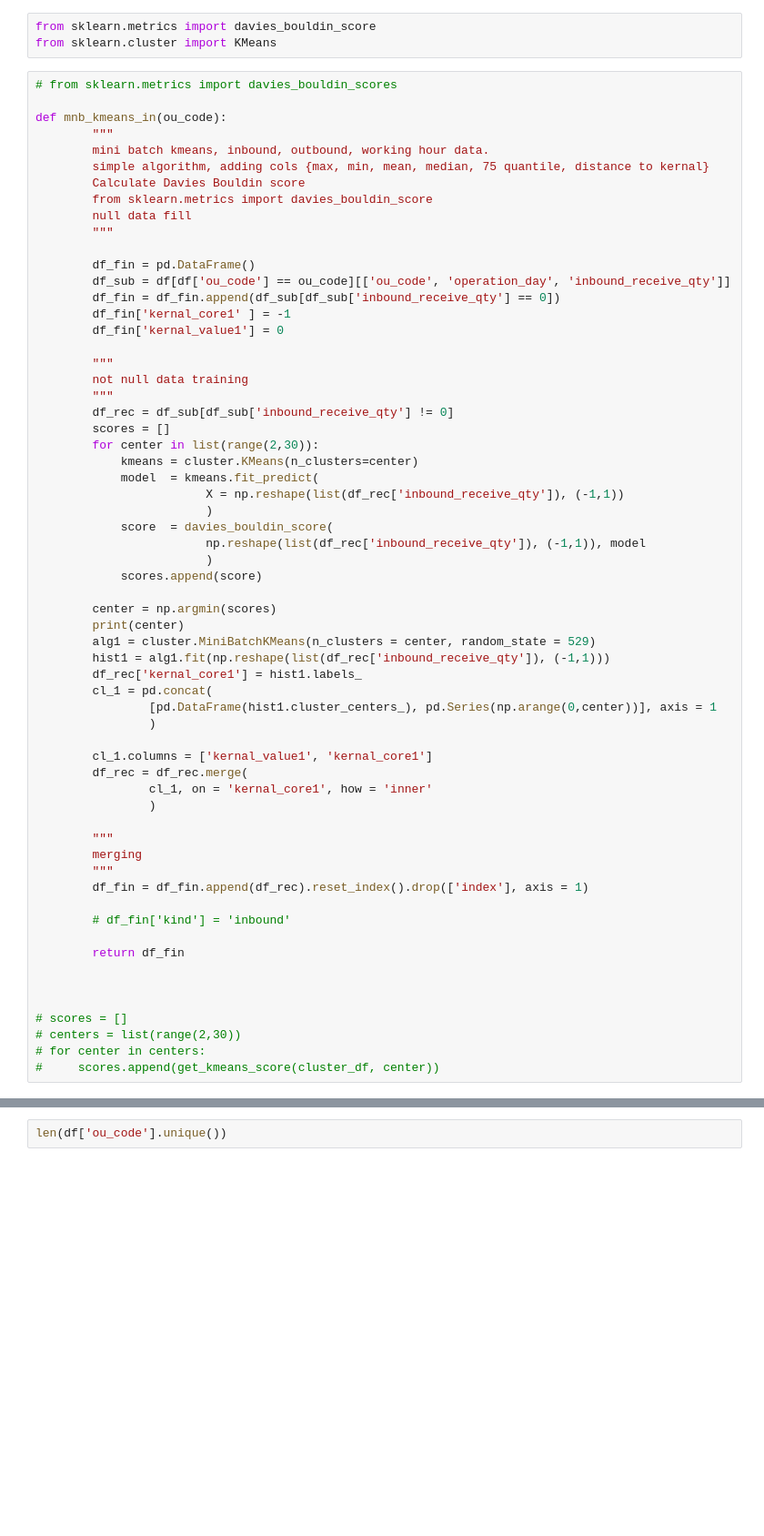
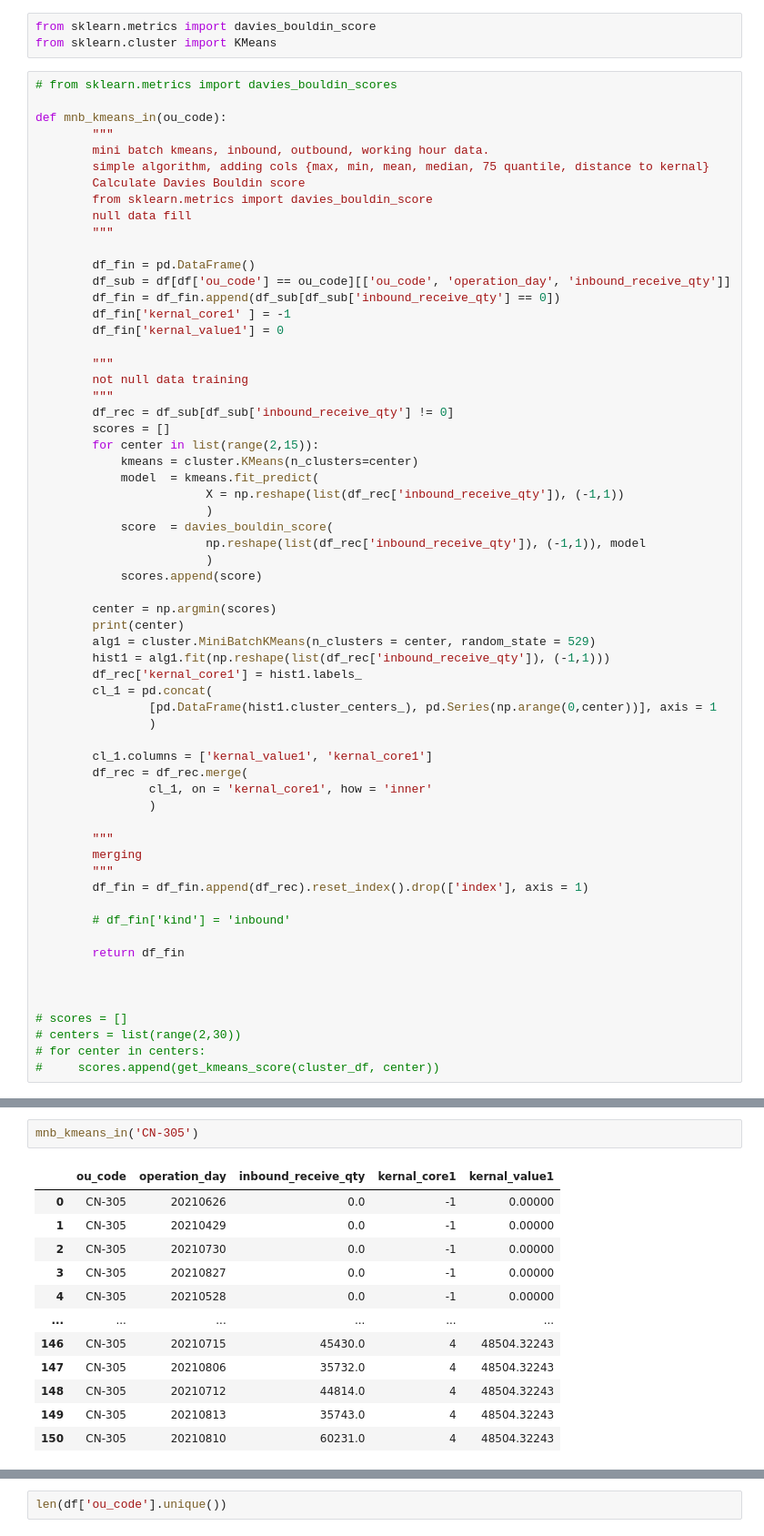
Before and after one commit to fyenne/play1, a Jupyter notebook: play1.ipynb, the cells around one changed output, grey strips where cells are left out. Shown at 91% size. Saved outputs shown, nothing was run; the diff lists cells and outputs as text; blank space fills up the shorter version.

```diff
--- a/play1.ipynb
+++ b/play1.ipynb
@@ -119,7 +118,7 @@ def mnb_kmeans_in(ou_code):
         """
         df_rec = df_sub[df_sub['inbound_receive_qty'] != 0]
         scores = []
-        for center in list(range(2,30)):
+        for center in list(range(2,15)):
             kmeans = cluster.KMeans(n_clusters=center)
             model  = kmeans.fit_predict(
                         X = np.reshape(list(df_rec['inbound_receive_qty']), (-1,1))
@@ -180,0 +197,15 @@ mnb_kmeans_in('CN-214')
+# %%
+mnb_kmeans_in('CN-305')
+# %% [output]
+|  | ou_code | operation_day | inbound_receive_qty | kernal_core1 | kernal_value1 |
+| 0 | CN-305 | 20210626 | 0.0 | -1 | 0.00000 |
+| 1 | CN-305 | 20210429 | 0.0 | -1 | 0.00000 |
+| 2 | CN-305 | 20210730 | 0.0 | -1 | 0.00000 |
+| 3 | CN-305 | 20210827 | 0.0 | -1 | 0.00000 |
+| 4 | CN-305 | 20210528 | 0.0 | -1 | 0.00000 |
+| ... | ... | ... | ... | ... | ... |
+| 146 | CN-305 | 20210715 | 45430.0 | 4 | 48504.32243 |
+| 147 | CN-305 | 20210806 | 35732.0 | 4 | 48504.32243 |
+| 148 | CN-305 | 20210712 | 44814.0 | 4 | 48504.32243 |
+| 149 | CN-305 | 20210813 | 35743.0 | 4 | 48504.32243 |
+| 150 | CN-305 | 20210810 | 60231.0 | 4 | 48504.32243 |
```
Also changed, not shown: parts of 18 cells of this notebook, 4 other files.
